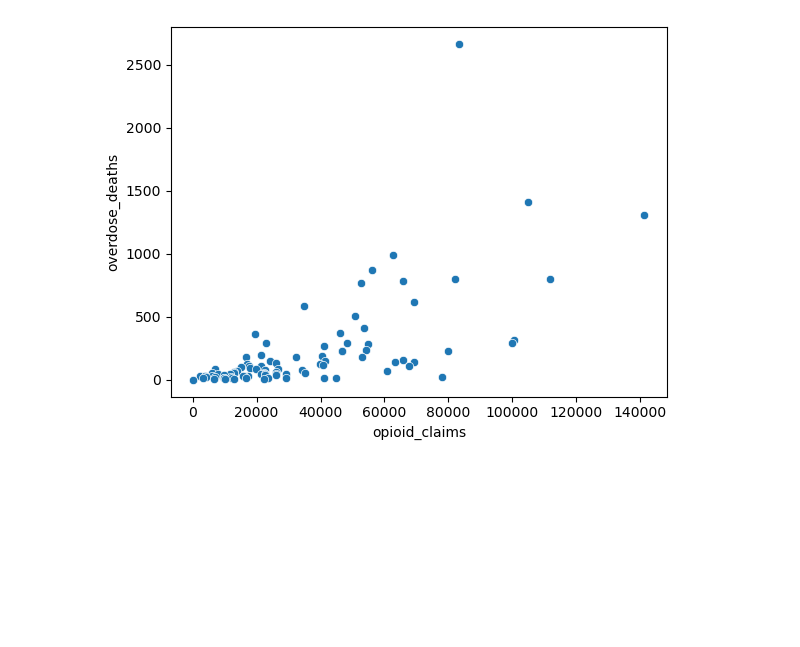
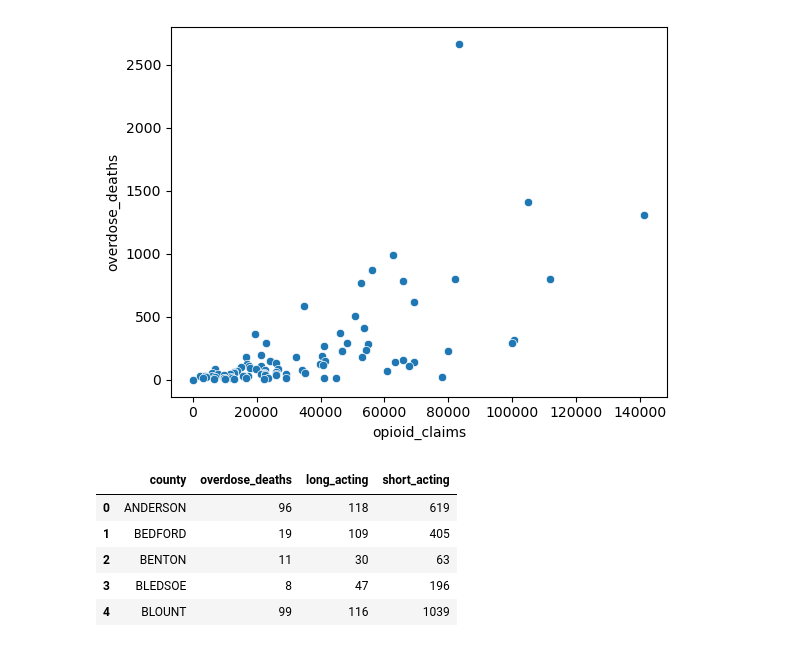
Before and after one commit to NSS-Data-Analytics-Cohort-12/prescribers-python-da12-v2-git-pushers, a Jupyter notebook: notebooks/prescribers.ipynb, the cells around one changed output. Saved outputs shown, nothing was run; the diff lists cells and outputs as text; code cells hidden in the pictures; blank space fills up the shorter version.

```diff
--- a/notebooks/prescribers.ipynb
+++ b/notebooks/prescribers.ipynb
@@ -297,3 +340,53 @@ sns.scatterplot(data=county_stats_omit3, x=county_stats_omit3['opioid_claims'],
 # %% [output]
 <Axes: xlabel='opioid_claims', ylabel='overdose_deaths'>
 [figure]
+# %%
+query_5 = '''With opioid As (
+	Select prescriber.nppes_provider_zip5,
+	prescription.drug_name,
+	d.opioid_drug_flag as opioid,
+	d.long_acting_opioid_drug_flag as lao,
+	Case When d.long_acting_opioid_drug_flag = 'Y' Then 'Long Acting Opioid'
+		Else 'Short Acting Opioid' END As opioid_type
+	From prescriber
+	Left Join prescription
+	Using (npi)
+	Left Join drug as d
+	Using (drug_name)
+	Where prescriber.nppes_provider_state Like 'TN'
+		And d.opioid_drug_flag Like 'Y'
+	Order By 1),
+overdose As (
+	Select fc.county,
+		sum(od.overdose_deaths) as overdose_deaths,
+		fc.fipscounty,
+		zf.zip as zip_code
+	From overdose_deaths as od
+	Left Join fips_county as fc
+	On fc.fipscounty = Cast(od.fipscounty as varchar)
+	Left Join zip_fips as zf
+	On fc.fipscounty = zf.fipscounty
+	Group By 1, 3, 4
+	Order By 2)
+Select overdose.county,
+	overdose.overdose_deaths,
+	Count(Case When opioid.opioid_type = 'Long Acting Opioid' Then 1 Else Null End) As long_acting,
+	Count(Case When opioid.opioid_type = 'Short Acting Opioid' Then 1 Else Null End) As short_acting
+From opioid
+Left Join overdose
+On opioid.nppes_provider_zip5 = overdose.zip_code
+Where overdose.county Is Not Null
+Group By 1, 2
+Order by 1'''
+# %%
+with engine.connect() as connection:
+    opioid_type = pd.read_sql(text(query_5), con = connection)
+
+opioid_type.head()
+# %% [output]
+|  | county | overdose_deaths | long_acting | short_acting |
+| 0 | ANDERSON | 96 | 118 | 619 |
+| 1 | BEDFORD | 19 | 109 | 405 |
+| 2 | BENTON | 11 | 30 | 63 |
+| 3 | BLEDSOE | 8 | 47 | 196 |
+| 4 | BLOUNT | 99 | 116 | 1039 |
```
Also changed, not shown: parts of 9 cells of this notebook.
